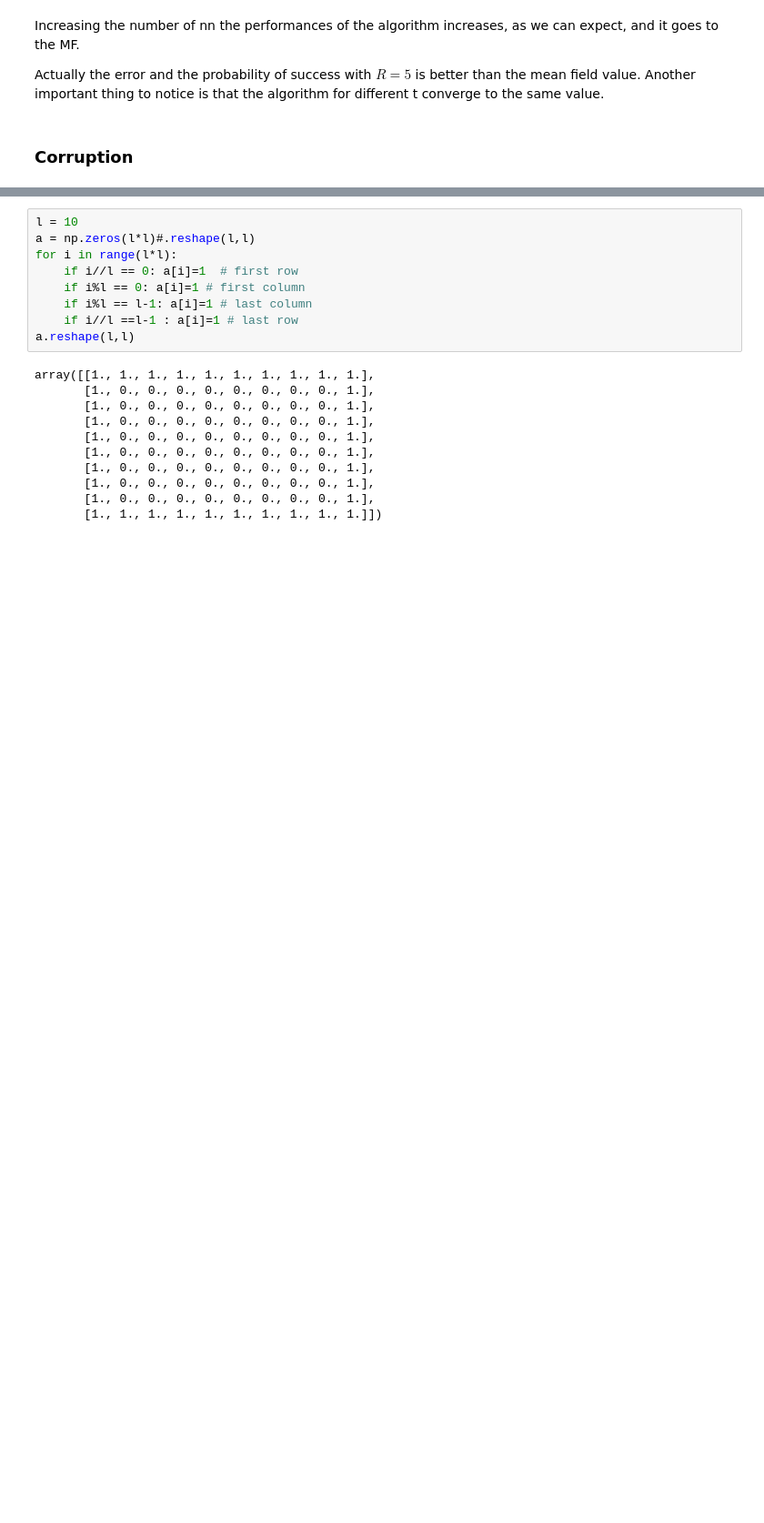
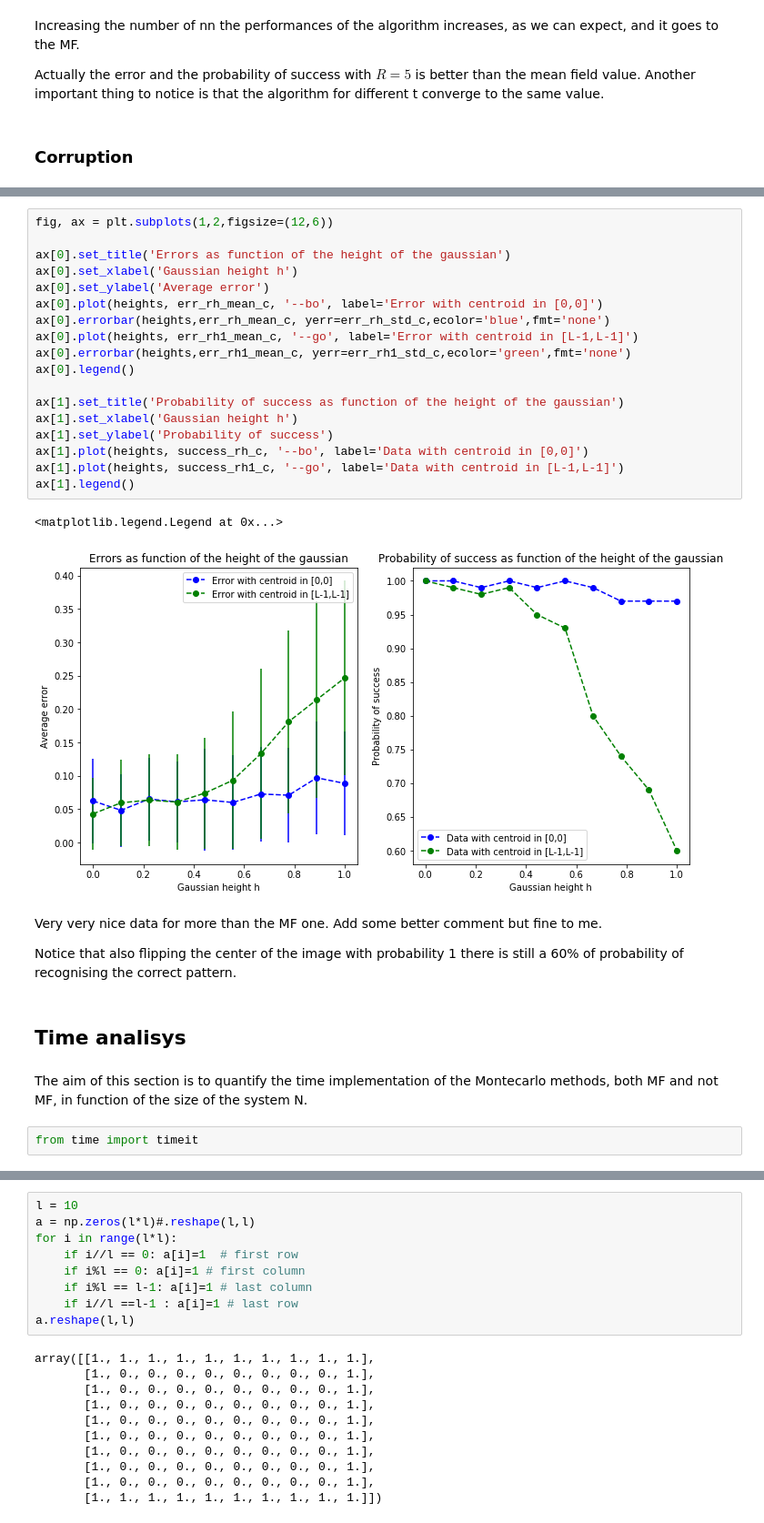
Before and after one commit to mballarin97/Hopfield-project, a Jupyter notebook: Montecarlo.ipynb, the cells around one changed output, grey strips where cells are left out. Shown at 91% size. Saved outputs shown, nothing was run; the diff lists cells and outputs as text; blank space fills up the shorter version.

```diff
--- a/Montecarlo.ipynb
+++ b/Montecarlo.ipynb
@@ -705,0 +895,31 @@ The algorithm recognised the pattern 4 and the correct pattern is 3
+# %%
+fig, ax = plt.subplots(1,2,figsize=(12,6))
+
+ax[0].set_title('Errors as function of the height of the gaussian')
+ax[0].set_xlabel('Gaussian height h')
+ax[0].set_ylabel('Average error')
+ax[0].plot(heights, err_rh_mean_c, '--bo', label='Error with centroid in [0,0]')
+ax[0].errorbar(heights,err_rh_mean_c, yerr=err_rh_std_c,ecolor='blue',fmt='none')
+ax[0].plot(heights, err_rh1_mean_c, '--go', label='Error with centroid in [L-1,L-1]')
+ax[0].errorbar(heights,err_rh1_mean_c, yerr=err_rh1_std_c,ecolor='green',fmt='none')
+ax[0].legend()
+
+ax[1].set_title('Probability of success as function of the height of the gaussian')
+ax[1].set_xlabel('Gaussian height h')
+ax[1].set_ylabel('Probability of success')
+ax[1].plot(heights, success_rh_c, '--bo', label='Data with centroid in [0,0]')
+ax[1].plot(heights, success_rh1_c, '--go', label='Data with centroid in [L-1,L-1]')
+ax[1].legend()
+# %% [output]
+<matplotlib.legend.Legend at 0x...>
+[figure, added]
+# %% [markdown]
+Very very nice data for more than the MF one. Add some better comment but fine to me.
+
+Notice that also flipping the center of the image with probability 1 there is still a 60% of probability of recognising the correct pattern.
+# %% [markdown]
+## Time analisys
+# %% [markdown]
+The aim of this section is to quantify the time implementation of the Montecarlo methods, both MF and not MF, in function of the size of the system N.
+# %%
+from time import timeit
```
Also changed, not shown: parts of 18 cells of this notebook, 3 other files.
